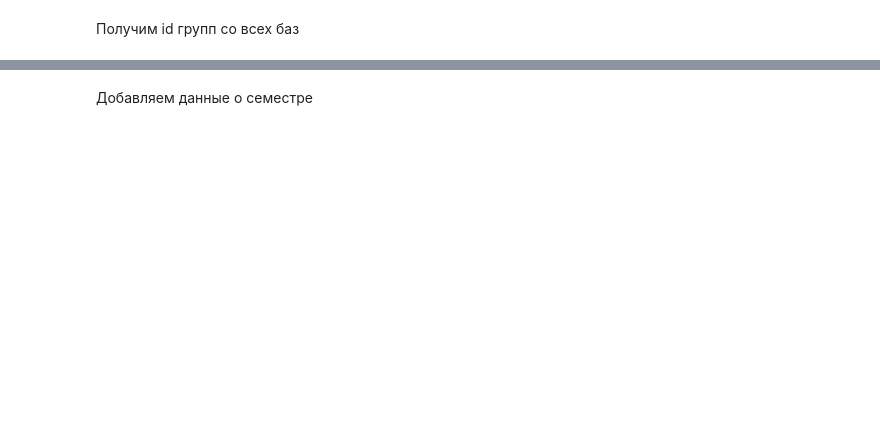
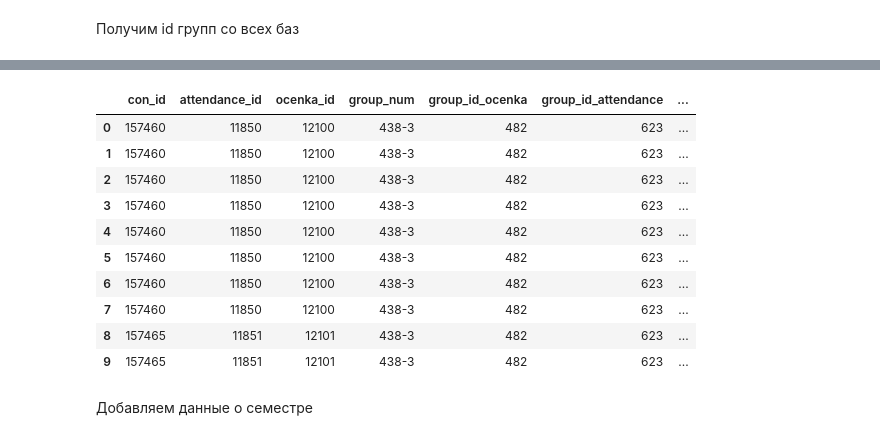
Before and after one commit to ATOM3448/ASU2304, a Jupyter notebook: data/compilation.ipynb, the cells around one changed output, grey strips where cells are left out. Drawn from its saved outputs; the diff is of its cells as text; code cells hidden in the pictures; blank space fills up the shorter version.

```diff
--- a/data/compilation.ipynb
+++ b/data/compilation.ipynb
@@ -23,6 +37,6 @@ ocenka_students.head(5)
 # %% [markdown]
 Добавляем эти таблицы в мастер-таблицу
 # %%
-master_table = attendance_students.set_index('con_id').join(ocenka_students.set_index('con_id'))
+master_table = attendance_students.set_index('con_id').join(ocenka_students.set_index('con_id')).dropna()
 
 master_table.head(5)
@@ -43,5 +80,5 @@ ocenka_groups.head(5)
 # %%
-master_table = master_table.join(ocenka_groups.rename(columns={'number':'group_num'}).set_index('group_id'), on='group_id')
+master_table = master_table.join(ocenka_groups.rename(columns={'number':'group_num'}).set_index('group_id'), on='group_id').dropna()
 
 master_table.drop(['group_id', 'edu_program_full_title'], axis=1, inplace=True)
 
@@ -59,12 +118,23 @@ timetable_groups.head(5)
 # %%
-master_table = master_table.join(ocenka_groups[['group_id', 'number']].rename(columns={'number':'group_num', 'group_id':'group_id_ocenka'}).set_index('group_num'), on='group_num')
-master_table = master_table.join(attendance_groups[['group_id', 'number']].rename(columns={'number':'group_num', 'group_id':'group_id_attendance'}).set_index('group_num'), on='group_num')
-master_table = master_table.join(timetable_groups[['group_id', 'number']].rename(columns={'number':'group_num', 'group_id':'group_id_timetable'}).set_index('group_num'), on='group_num')
+master_table = master_table.join(ocenka_groups[['group_id', 'number']].rename(columns={'number':'group_num', 'group_id':'group_id_ocenka'}).set_index('group_num'), on='group_num').dropna()
+master_table = master_table.join(attendance_groups[['group_id', 'number']].rename(columns={'number':'group_num', 'group_id':'group_id_attendance'}).set_index('group_num'), on='group_num').dropna()
+master_table = master_table.join(timetable_groups[['group_id', 'number']].rename(columns={'number':'group_num', 'group_id':'group_id_timetable'}).set_index('group_num'), on='group_num').dropna()
 
-master_table = master_table.dropna()
 master_table = master_table.reset_index()
 
 master_table.head(10)
+# %% [output]
+|  | con_id | attendance_id | ocenka_id | group_num | group_id_ocenka | group_id_attendance | ... |
+| 0 | 157460 | 11850 | 12100 | 438-3 | 482 | 623 | ... |
+| 1 | 157460 | 11850 | 12100 | 438-3 | 482 | 623 | ... |
+| 2 | 157460 | 11850 | 12100 | 438-3 | 482 | 623 | ... |
+| 3 | 157460 | 11850 | 12100 | 438-3 | 482 | 623 | ... |
+| 4 | 157460 | 11850 | 12100 | 438-3 | 482 | 623 | ... |
+| 5 | 157460 | 11850 | 12100 | 438-3 | 482 | 623 | ... |
+| 6 | 157460 | 11850 | 12100 | 438-3 | 482 | 623 | ... |
+| 7 | 157460 | 11850 | 12100 | 438-3 | 482 | 623 | ... |
+| 8 | 157465 | 11851 | 12101 | 438-3 | 482 | 623 | ... |
+| 9 | 157465 | 11851 | 12101 | 438-3 | 482 | 623 | ... |
 # %% [markdown]
 Добавляем данные о семестре
 # %%
```
Also changed, not shown: parts of 46 cells of this notebook, 1 other file.
